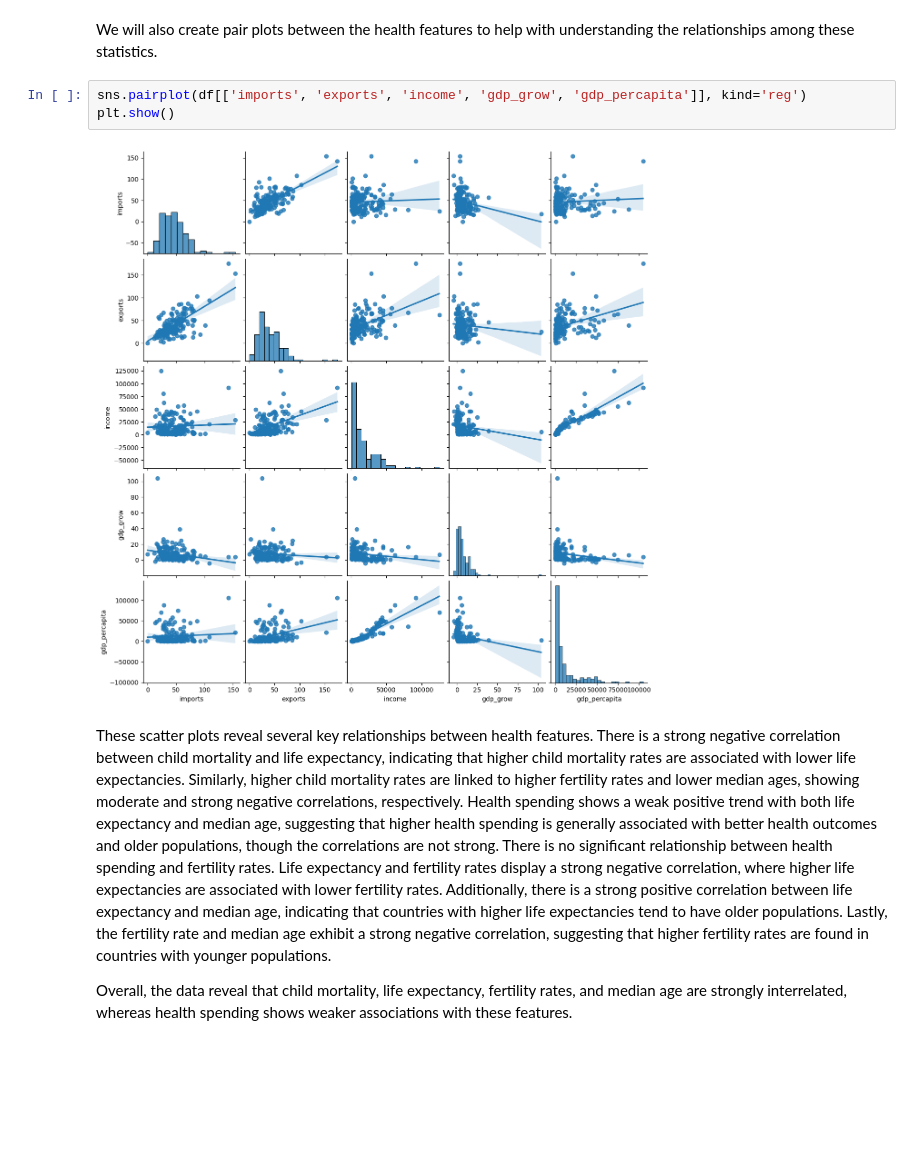
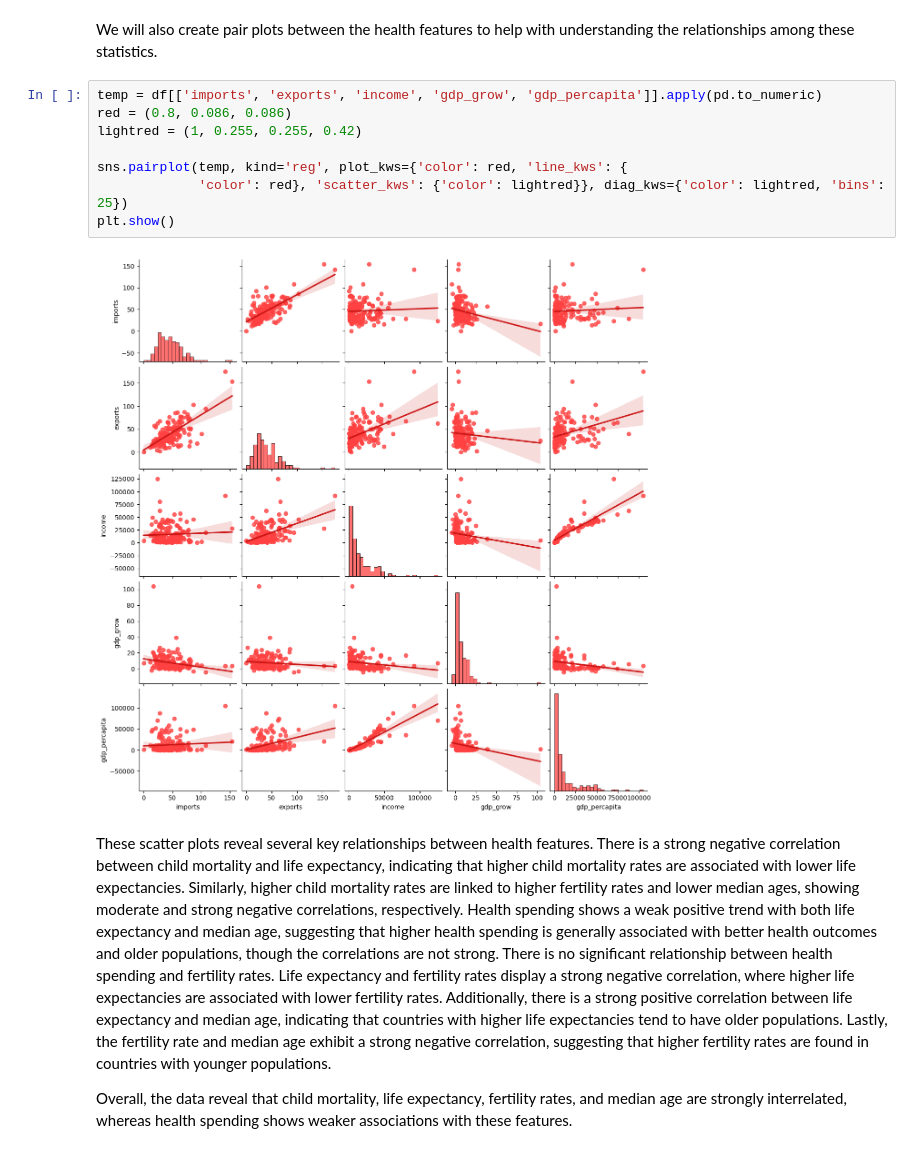
Before and after one commit to 0danylo/0danylo.github.io, a Jupyter notebook: final.ipynb, the cells around one changed output. Saved outputs shown, nothing was run; the diff lists cells and outputs as text; blank space fills up the shorter version.

```diff
--- a/final.ipynb
+++ b/final.ipynb
@@ -187,11 +189,16 @@ These scatter plots reveal various relationships between economic features. Ther
 In summary, while imports, exports, and income have moderate to strong correlations with each other and with GDP per capita, GDP growth does not exhibit clear relationships with the other economic features.
 # %% [markdown]
 We will also create pair plots between the health features to help with understanding the relationships among these statistics.
-# %%
-sns.pairplot(df[['imports', 'exports', 'income', 'gdp_grow', 'gdp_percapita']], kind='reg')
-plt.show()
-# %% [output]
-[figure, removed]
+# %%
+temp = df[['imports', 'exports', 'income', 'gdp_grow', 'gdp_percapita']].apply(pd.to_numeric)
+red = (0.8, 0.086, 0.086)
+lightred = (1, 0.255, 0.255, 0.42)
+
+sns.pairplot(temp, kind='reg', plot_kws={'color': red, 'line_kws': {
+             'color': red}, 'scatter_kws': {'color': lightred}}, diag_kws={'color': lightred, 'bins': 25})
+plt.show()
+# %% [output]
+[figure, added]
 # %% [markdown]
 These scatter plots reveal several key relationships between health features. There is a strong negative correlation between child mortality and life expectancy, indicating that higher child mortality rates are associated with lower life expectancies. Similarly, higher child mortality rates are linked to higher fertility rates and lower median ages, showing moderate and strong negative correlations, respectively. Health spending shows a weak positive trend with both life expectancy and median age, suggesting that higher health spending is generally associated with better health outcomes and older populations, though the correlations are not strong. There is no significant relationship between health spending and fertility rates. Life expectancy and fertility rates display a strong negative correlation, where higher life expectancies are associated with lower fertility rates. Additionally, there is a strong positive correlation between life expectancy and median age, indicating that countries with higher life expectancies tend to have older populations. Lastly, the fertility rate and median age exhibit a strong negative correlation, suggesting that higher fertility rates are found in countries with younger populations.
 
```
Also changed, not shown: parts of 19 cells of this notebook, 1 other file.
